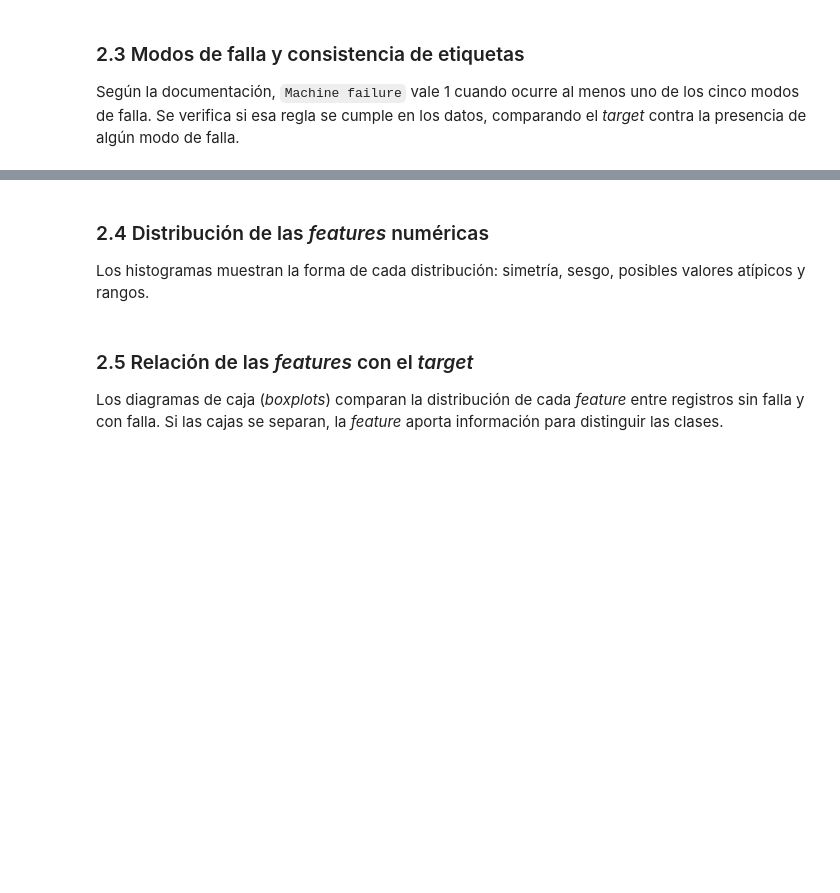
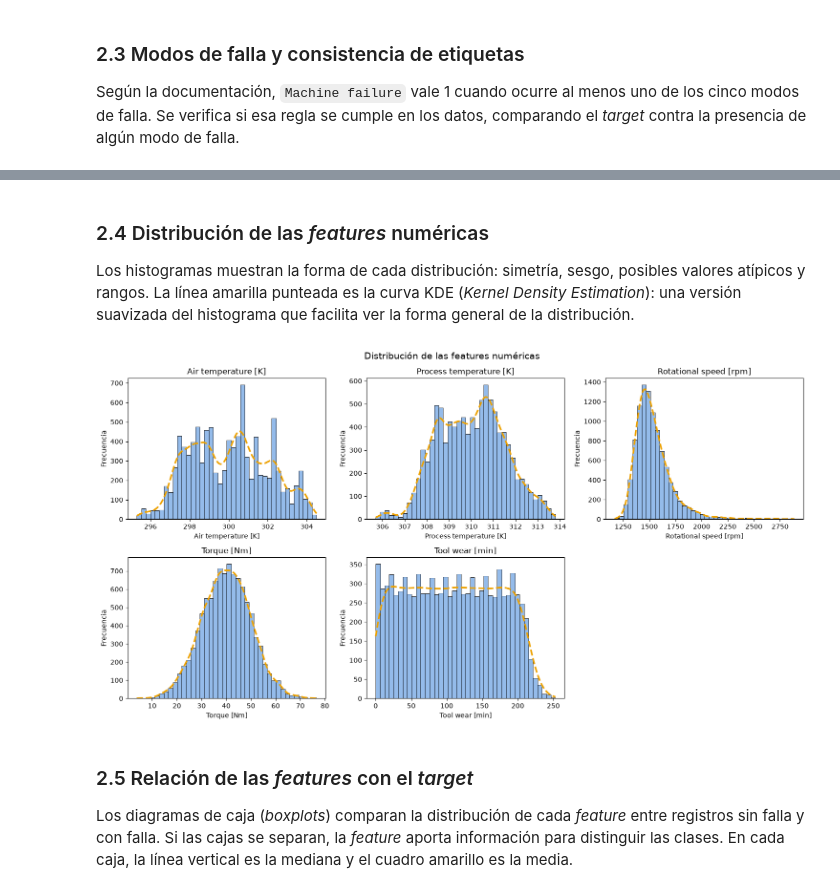
Before and after one commit to itdsanchez-stack/MLOps-W03, a Jupyter notebook: Draft_Notebook_Baseline_SanchezDaniel.ipynb, the cells around one changed output, grey strips where cells are left out. Drawn from its saved outputs; the diff is of its cells as text; code cells hidden in the pictures; blank space fills up the shorter version.

```diff
--- a/Draft_Notebook_Baseline_SanchezDaniel.ipynb
+++ b/Draft_Notebook_Baseline_SanchezDaniel.ipynb
@@ -44,7 +51,7 @@ Todas las decisiones que aplican al notebook completo se concentran en esta celd
 # Ruta del archivo original (solo lectura: nunca se modifica)
 DATA_PATH = Path("data/raw/ai4i2020.csv")
 
-# Random seed única para todo el notebook (reproducibilidad)
+# Random seed única para reproducibilidad
 SEED = 42
 
 # Opciones de visualización de pandas
@@ -55,9 +62,10 @@ pd.set_option("display.max_colwidth", None)  # no recortar textos largos
 # Estilo uniforme para todas las gráficas
 # sns.set_theme(style="whitegrid")
 
-# Colores con nombre (paleta apta para daltonismo, validada para distinguirse entre sí)
+# Colores para daltonismo (hago esto porque soy daltonico)
 BLUE = "#2a78d6"
 ORANGE = "#eb6834"
+YELLOW = "#eda100"
 
 # Colores fijos para el target en todas las gráficas: 0 = sin falla, 1 = falla
 TARGET_COLORS = {0: BLUE, 1: ORANGE}
@@ -227,22 +360,27 @@ print("Registros con más de un modo de falla:", (n_modes > 1).sum())
 # %% [markdown]
 ### 2.4 Distribución de las *features* numéricas
 
-Los histogramas muestran la forma de cada distribución: simetría, sesgo, posibles valores atípicos y rangos.
+Los histogramas muestran la forma de cada distribución: simetría, sesgo, posibles valores atípicos y rangos. La línea amarilla punteada es la curva KDE (*Kernel Density Estimation*): una versión suavizada del histograma que facilita ver la forma general de la distribución.
 # %%
 # Un histograma por feature numérica
 fig, axes = plt.subplots(2, 3, figsize=(15, 8))
 for ax, feature in zip(axes.flat, NUMERIC_FEATURES):
-    sns.histplot(data=df, x=feature, bins=40, color=TARGET_COLORS[0], ax=ax)
+    sns.histplot(data=df, x=feature, bins=40, color=TARGET_COLORS[0], ax=ax,
+                 kde=True, line_kws={"linestyle": "--", "linewidth": 2.5},
+    )
+    ax.lines[-1].set_color(YELLOW)
     ax.set_title(feature)
     ax.set_ylabel("Frecuencia")
 axes.flat[-1].set_visible(False)  # la cuadrícula tiene 6 espacios y solo hay 5 features
 fig.suptitle("Distribución de las features numéricas", fontsize=14)
 plt.tight_layout()
 plt.show()
+# %% [output]
+[figure, added]
 # %% [markdown]
 ### 2.5 Relación de las *features* con el *target*
 
-Los diagramas de caja (*boxplots*) comparan la distribución de cada *feature* entre registros sin falla y con falla. Si las cajas se separan, la *feature* aporta información para distinguir las clases.
+Los diagramas de caja (*boxplots*) comparan la distribución de cada *feature* entre registros sin falla y con falla. Si las cajas se separan, la *feature* aporta información para distinguir las clases. En cada caja, la línea vertical es la mediana y el cuadro amarillo es la media.
 # %%
 # Boxplot de cada feature numérica, separado por clase del target
 fig, axes = plt.subplots(2, 3, figsize=(15, 8))
```
Also changed, not shown: parts of 25 cells of this notebook.
